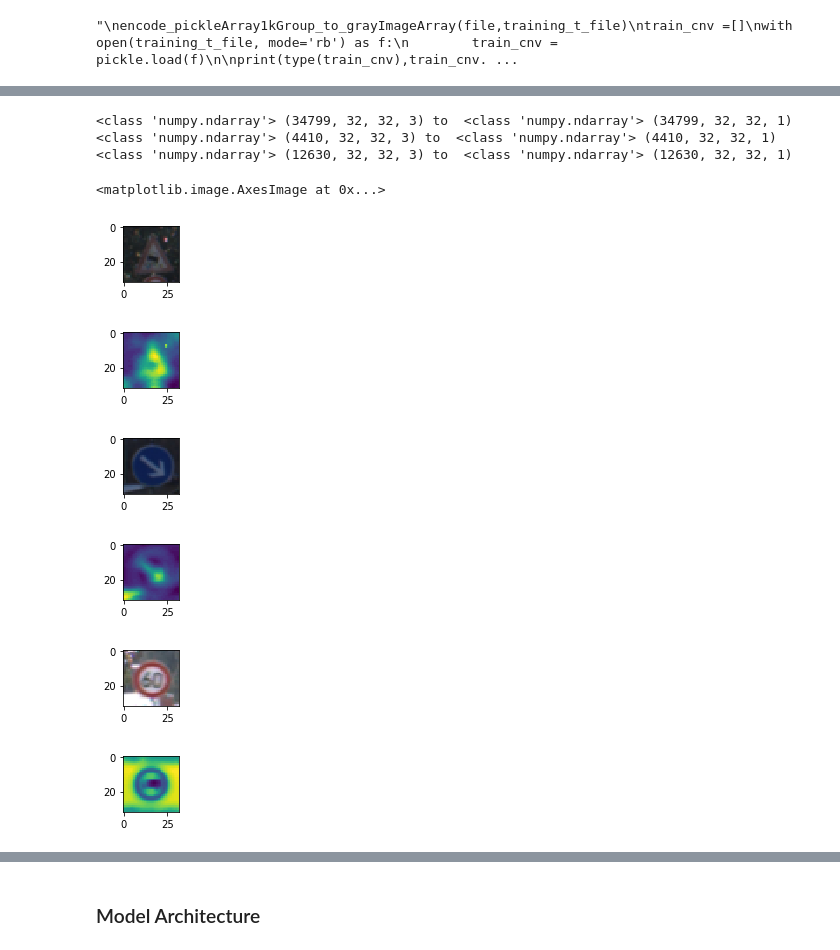
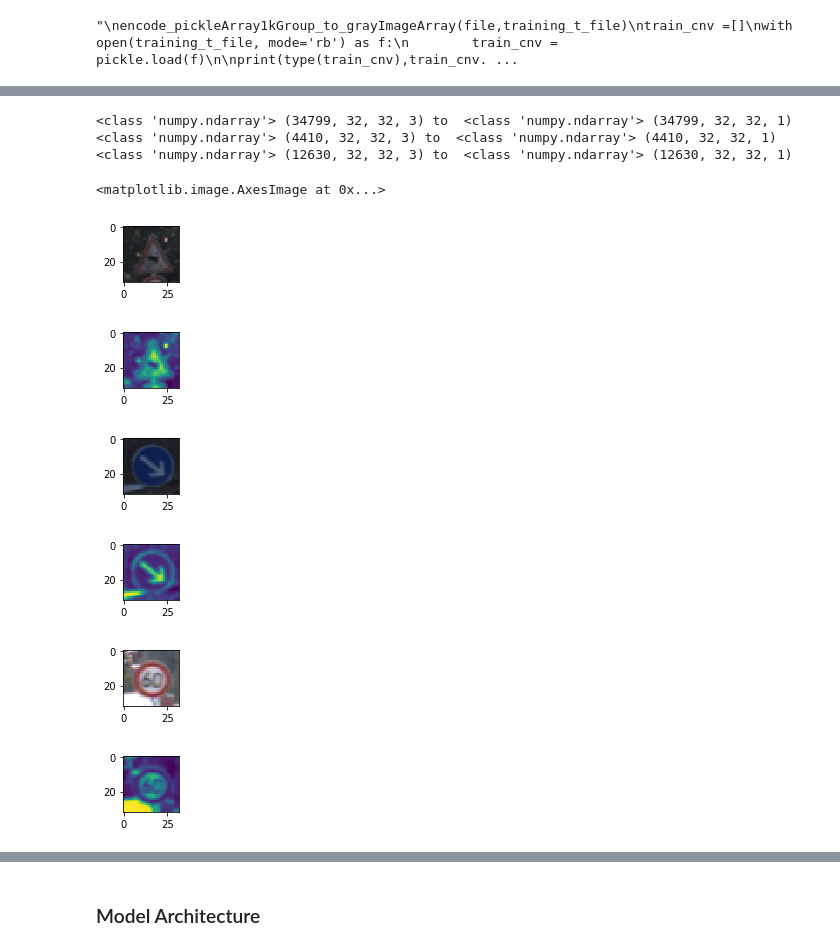
Before and after one commit to KSHIBA-HHQ/CarND-Traffic-Sign-Classifier-Project, a Jupyter notebook: Traffic_Sign_Classifier.ipynb, the cells around one changed output, grey strips where cells are left out. Saved outputs shown, nothing was run; the diff lists cells and outputs as text; code cells hidden in the pictures.

```diff
--- a/Traffic_Sign_Classifier.ipynb
+++ b/Traffic_Sign_Classifier.ipynb
@@ -393,12 +393,22 @@ def MyConvertRGB2NRMGRAY(src,flt):
     #print(gray.shape,gray.dtype)
 
     #GRAY[1:3]=gray
+    if(flt&0x08):
+        gray= cv2.bilateralFilter(gray,3,55,55)
+        #print('do it')
 
-    if(flt==True):
-        gray= cv2.bilateralFilter(gray,9,55,55)
+    if(flt&0x04):
+        gray= cv2.GaussianBlur(gray,(3,3),0)
+        #print('do it')
 
-    gray = zscore(gray)
-    gray = min_max(gray)
+    if(flt&0x02):
+        gray = zscore(gray)
+
+    if(flt&0x01):
+        gray = min_max(gray)
+        #print('do it')
+
+
     #print(gray.shape,gray.dtype)
 
     GRAY=np.reshape(gray.astype(np.float32),(32,32,1))
@@ -410,7 +420,7 @@ def MyConvertRGB2NRMGRAY(src,flt):
 
 
 x_temp=[]
-gray= MyConvertRGB2NRMGRAY(X_test[0], True)
+gray= MyConvertRGB2NRMGRAY(X_test[0], 0)
 
 print(type(gray),gray.shape)
 x_temp.append(gray)
@@ -418,11 +428,18 @@ temp = np.asarray(x_temp) ##list to ndArray
 
 print(type(temp),temp.shape)
 
-"""
-test=MyConvertRGB2NRMGRAY(X_train[0],True)
-print(type(test),test.shape)
-print(test)
-"""
+
+test=MyConvertRGB2NRMGRAY(X_train[1999],7)
+#print(type(test),test.shape)
+#print(test)
+import matplotlib.pyplot as plt
+# Visualizations will be shown in the notebook.
+%matplotlib inline
+
+plt.figure(figsize=(1,5))
+plt.imshow(X_train[1999].squeeze())
+plt.figure(figsize=(1,5))
+plt.imshow(test.squeeze())
 # %% [output]
 <class 'numpy.ndarray'> (32, 32, 1)
 <class 'numpy.ndarray'> (1, 32, 32, 1)
@@ -480,7 +499,7 @@ def conv_rgb2gray_to_pickleArray1kGroup(rgb_src_list,flag):
 ### conv_rgb2gray_to_pickleArray1kGroup の動作を確認してみる
 """
 global file
-file=conv_rgb2gray_to_pickleArray1kGroup(X_train,True)
+file=conv_rgb2gray_to_pickleArray1kGroup(X_train,0)
 ########## My Check Code Debug (Skipable)##################
 x_temp =  []
 file[0].seek(0)
@@ -609,30 +680,30 @@ complete
 # %%
 
 print(type(X_train),X_train.shape ,"to ",type(x_train),x_train.shape)
 plt.figure(figsize=(1,5))
 plt.imshow(X_train[1999].squeeze())
 plt.figure(figsize=(1,5))
 plt.imshow(x_train[1999].squeeze())
 
 print(type(X_valid),X_valid.shape ,"to ",type(x_valid),x_valid.shape)
 plt.figure(figsize=(1,5))
 plt.imshow(X_valid[1999].squeeze())
 plt.figure(figsize=(1,5))
 plt.imshow(x_valid[1999].squeeze())
 
 print(type(X_test),X_test.shape ,"to ",type(x_test),x_test.shape)
 plt.figure(figsize=(1,5))
 plt.imshow(X_test[1999].squeeze())
 plt.figure(figsize=(1,5))
-plt.imshow(x_test[999].squeeze())
+plt.imshow(x_test[1999].squeeze())
 # %% [output]
 <class 'numpy.ndarray'> (34799, 32, 32, 3) to  <class 'numpy.ndarray'> (34799, 32, 32, 1)
 <class 'numpy.ndarray'> (4410, 32, 32, 3) to  <class 'numpy.ndarray'> (4410, 32, 32, 1)
 <class 'numpy.ndarray'> (12630, 32, 32, 3) to  <class 'numpy.ndarray'> (12630, 32, 32, 1)
 <matplotlib.image.AxesImage at 0x...>
 [figure]
-[figure, old version]
+[figure, new version]
 [figure]
-[figure, old version]
+[figure, new version]
 [figure]
-[figure, old version]
+[figure, new version]
```
Also changed, not shown: parts of 21 cells of this notebook.
